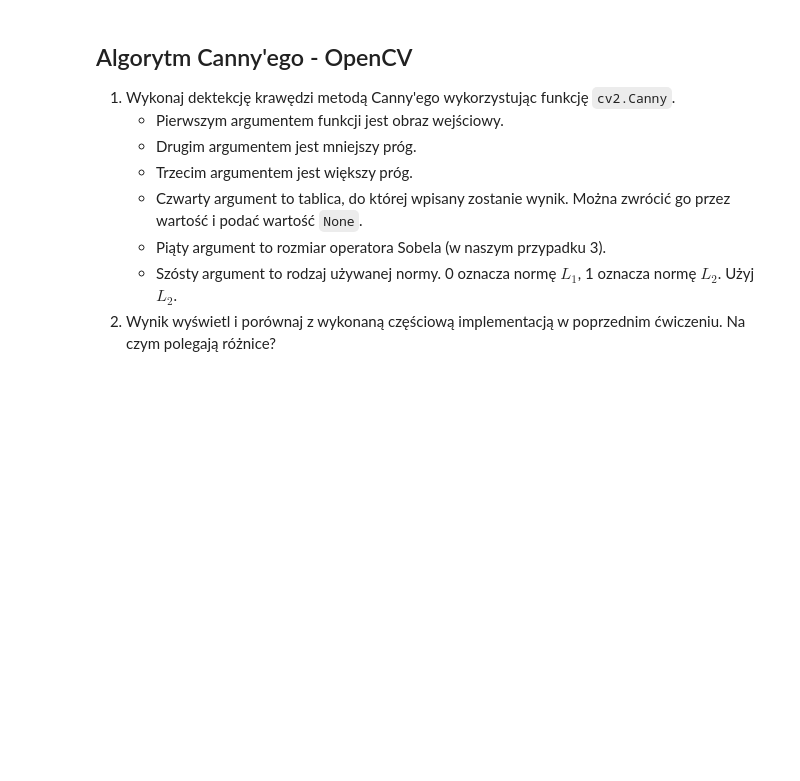
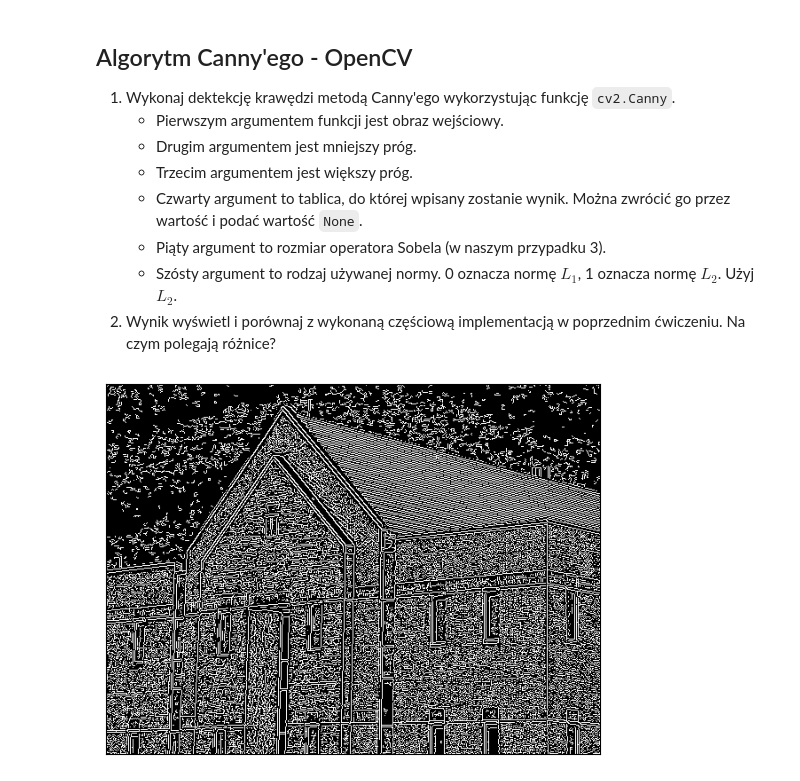
Before and after one commit to lukaszfilo-agh/Vision-systems, a Jupyter notebook: LAB09/09_Canny.ipynb, the cells around one changed output. Drawn from its saved outputs; the diff is of its cells as text; code cells hidden in the pictures; blank space fills up the shorter version.

```diff
--- a/LAB09/09_Canny.ipynb
+++ b/LAB09/09_Canny.ipynb
@@ -141,3 +274,8 @@ Wyświetl obraz.
     0 oznacza normę $L_1$, 1 oznacza normę $L_2$. Użyj $L_2$.
 2. Wynik wyświetl i porównaj z wykonaną częściową implementacją w poprzednim ćwiczeniu.
 Na czym polegają różnice?
+# %%
+img_to_show = cv2.Canny(house, 5, 10, None, 3, 0)
+img_show(img_to_show)
+# %% [output]
+[figure, added]
```
Also changed, not shown: parts of 7 cells of this notebook.
